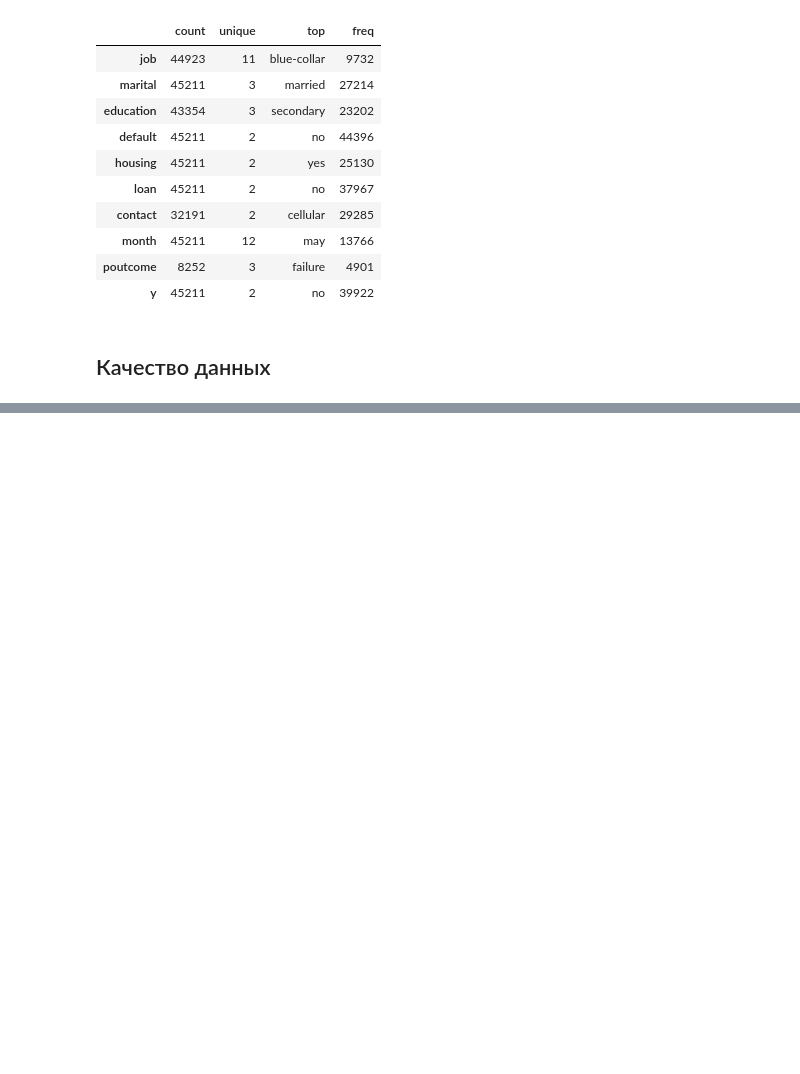
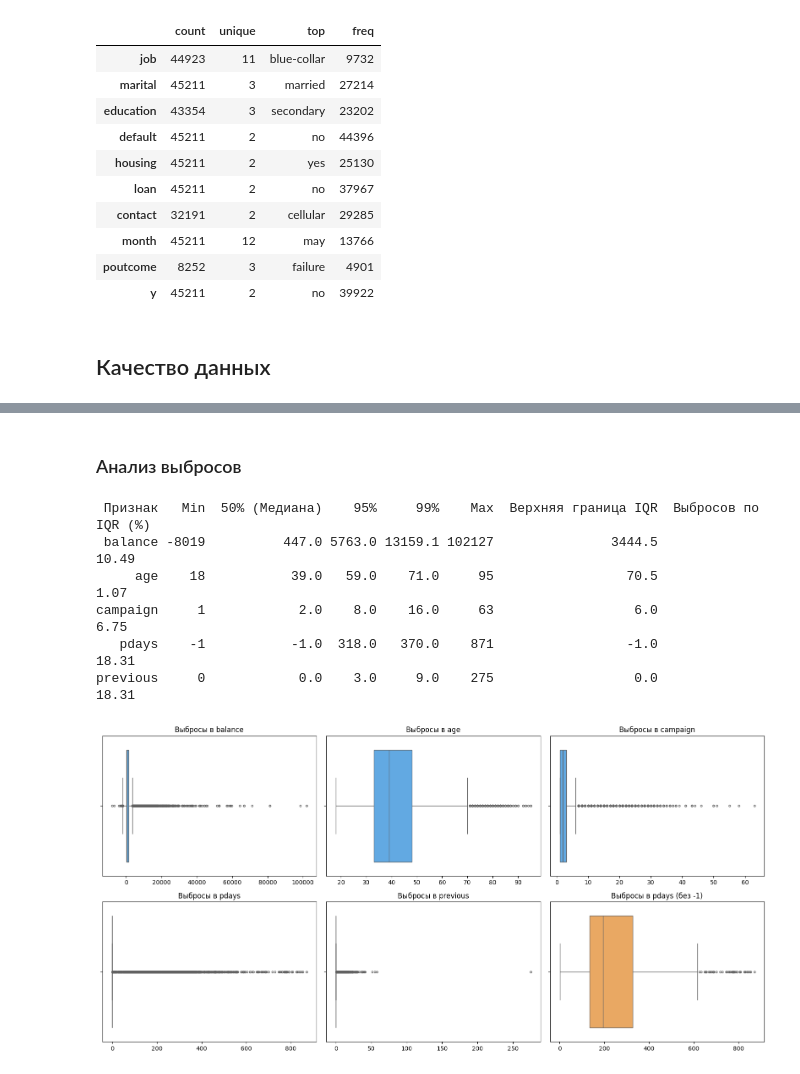
Before and after one commit to RafaelPozoyan/UrFU_project, a Jupyter notebook: practicum.ipynb, the cells around one changed output, grey strips where cells are left out. Cells and saved outputs as stored; diff of their text form; code cells hidden in the pictures; blank space fills up the shorter version.

```diff
--- a/practicum.ipynb
+++ b/practicum.ipynb
@@ -264,0 +335,57 @@ df.describe(include=['category']).T
+# %%
+df = df.dropna(subset=['job']).reset_index(drop=True)
+# %% [markdown]
+### Анализ выбросов
+# %%
+num_cols = ['balance', 'age', 'campaign', 'pdays', 'previous']
+
+# 1. Сводная таблица квантилей и границ IQR
+outlier_summary = []
+
+for col in num_cols:
+    q1 = df[col].quantile(0.25)
+    q3 = df[col].quantile(0.75)
+    iqr = q3 - q1
+    lower_bound = q1 - 1.5 * iqr
+    upper_bound = q3 + 1.5 * iqr
+
+    outliers_cnt = ((df[col] < lower_bound) | (df[col] > upper_bound)).sum()
+
+    outlier_summary.append({
+        'Признак': col,
+        'Min': df[col].min(),
+        '50% (Медиана)': df[col].median(),
+        '95%': round(df[col].quantile(0.95), 1),
+        '99%': round(df[col].quantile(0.99), 1),
+        'Max': df[col].max(),
+        'Верхняя граница IQR': round(upper_bound, 1),
+        'Выбросов по IQR (%)': round(outliers_cnt / len(df) * 100, 2)
+    })
+
+summary_df = pd.DataFrame(outlier_summary)
+print(summary_df.to_string(index=False))
+
+# 2. Визуализация распределений и выбросов (Boxplot)
+fig, axes = plt.subplots(2, 3, figsize=(16, 8))
+axes = axes.flatten()
+
+for i, col in enumerate(num_cols):
+    sns.boxplot(x=df[col], ax=axes[i], color='#4dabf7', fliersize=3)
+    axes[i].set_title(f'Выбросы в {col}')
+    axes[i].set_xlabel('')
+
+# Отдельно посмотрим pdays без значения -1
+sns.boxplot(x=df.loc[df['pdays'] != -1, 'pdays'], ax=axes[5], color='#ffa94d', fliersize=3)
+axes[5].set_title('Выбросы в pdays (без -1)')
+axes[5].set_xlabel('')
+
+plt.tight_layout()
+plt.show()
+# %% [output]
+ Признак   Min  50% (Медиана)    95%     99%    Max  Верхняя граница IQR  Выбросов по IQR (%)
+ balance -8019          447.0 5763.0 13159.1 102127               3444.5                10.49
+     age    18           39.0   59.0    71.0     95                 70.5                 1.07
+campaign     1            2.0    8.0    16.0     63                  6.0                 6.75
+   pdays    -1           -1.0  318.0   370.0    871                 -1.0                18.31
+previous     0            0.0    3.0     9.0    275                  0.0                18.31
+[figure, added]
```
Also changed, not shown: parts of 15 cells of this notebook.
